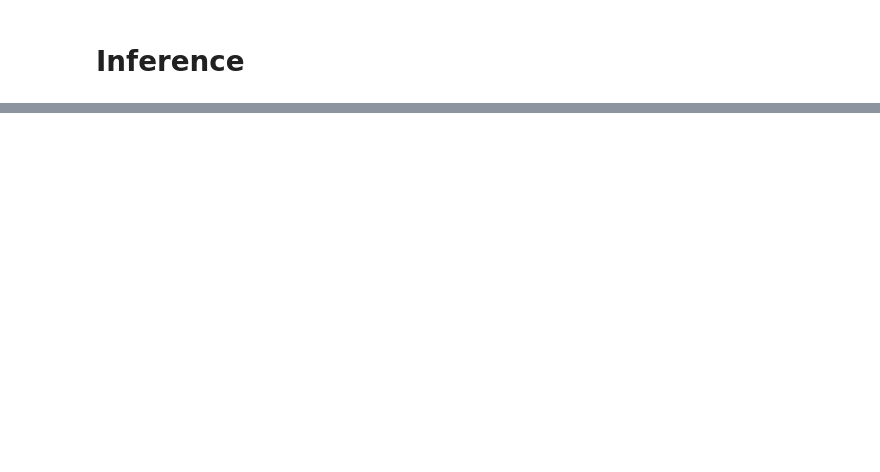
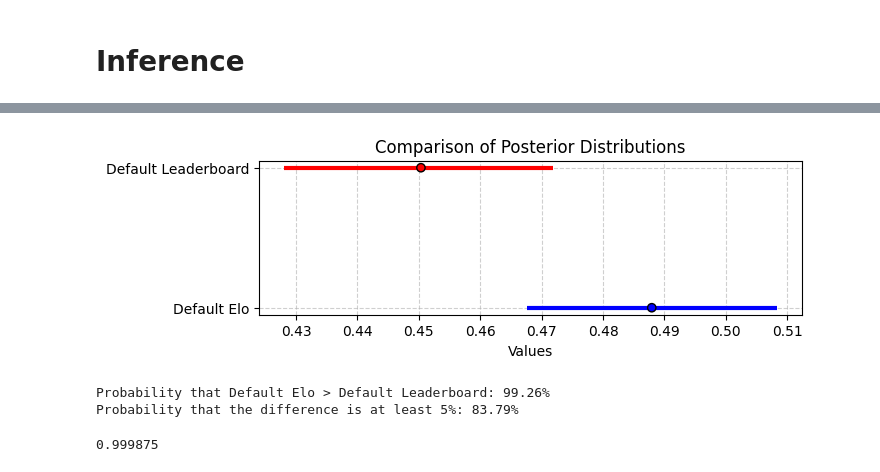
Before and after one commit to FelipeBandeira/capstone, a Jupyter notebook: Posterior comparison.ipynb, the cells around one changed output, grey strips where cells are left out. Saved outputs shown, nothing was run; the diff lists cells and outputs as text; code cells hidden in the pictures; blank space fills up the shorter version.

```diff
--- a/Posterior comparison.ipynb
+++ b/Posterior comparison.ipynb
@@ -18,0 +99,31 @@ len(always_bet_home)
+# %%
+def compare_posteriors(posterior1, posterior2, name1="Posterior 1", name2="Posterior 2"):
+    mean1, mean2 = np.mean(posterior1), np.mean(posterior2)
+    hdi1, hdi2 = az.hdi(np.array(posterior1), hdi_prob=0.95), az.hdi(np.array(posterior2), hdi_prob=0.95)
+
+    diff = np.array(posterior1) - np.array(posterior2)
+    prob_greater = np.mean(diff > 0)
+    prob_diff_5 = np.mean(np.abs(diff) >= 0.05 * np.abs(mean2))
+
+    plt.figure(figsize=(7, 2))
+    plt.hlines([name1, name2], [hdi1[0], hdi2[0]], [hdi1[1], hdi2[1]], colors=['blue', 'red'], lw=3)
+    plt.scatter([mean1, mean2], [name1, name2], color=['blue', 'red'], edgecolors='black', zorder=3)
+
+    plt.xlabel("Values")
+    plt.title("Comparison of Posterior Distributions")
+    plt.grid(True, linestyle='--', alpha=0.6)
+    plt.show()
+
+    print(f"Probability that {name1} > {name2}: {prob_greater:.2%}")
+    print(f"Probability that the difference is at least 5%: {prob_diff_5:.2%}")
+# %%
+compare_posteriors(default_elo_posterior, posterior_leaderboard_default, "Default Elo", "Default Leaderboard")
+# %% [output]
+[figure, added]
+Probability that Default Elo > Default Leaderboard: 99.26%
+Probability that the difference is at least 5%: 83.79%
+# %%
+# Compares the difference in sharpness between using traditional leaderboards and using Elo
+1 - np.sum(default_elo_posterior > posterior_leaderboard_default)/8000
+# %% [output]
+0.999875
```
Also changed, not shown: parts of 23 cells of this notebook, 1 other file.
